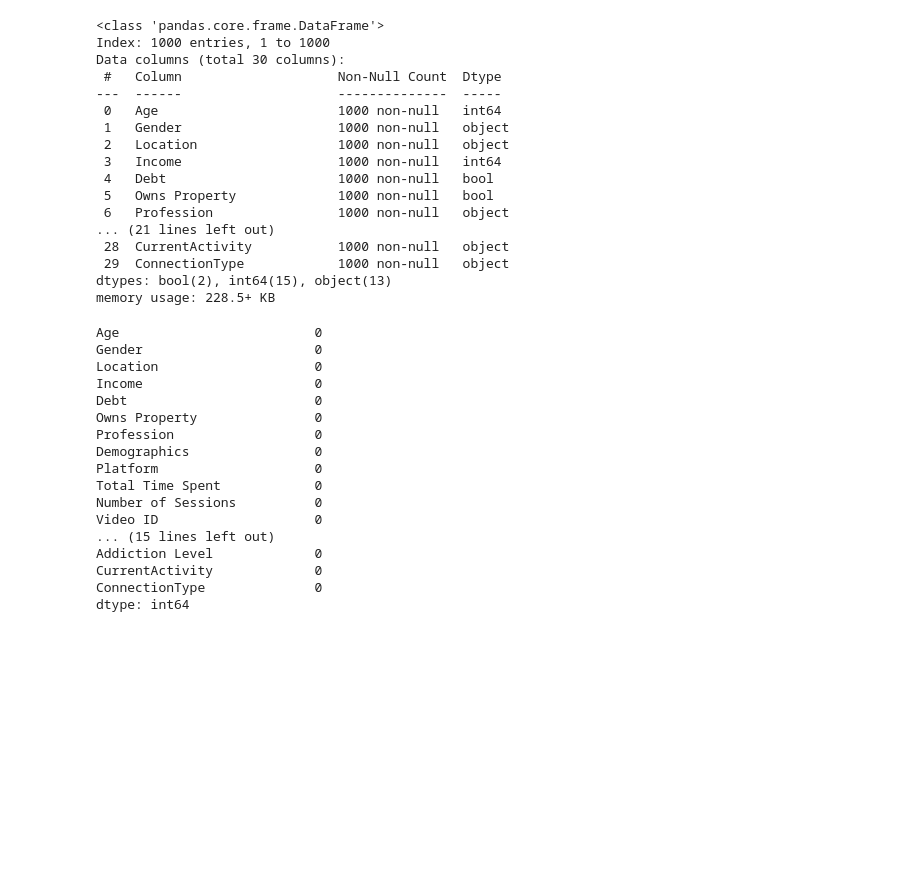
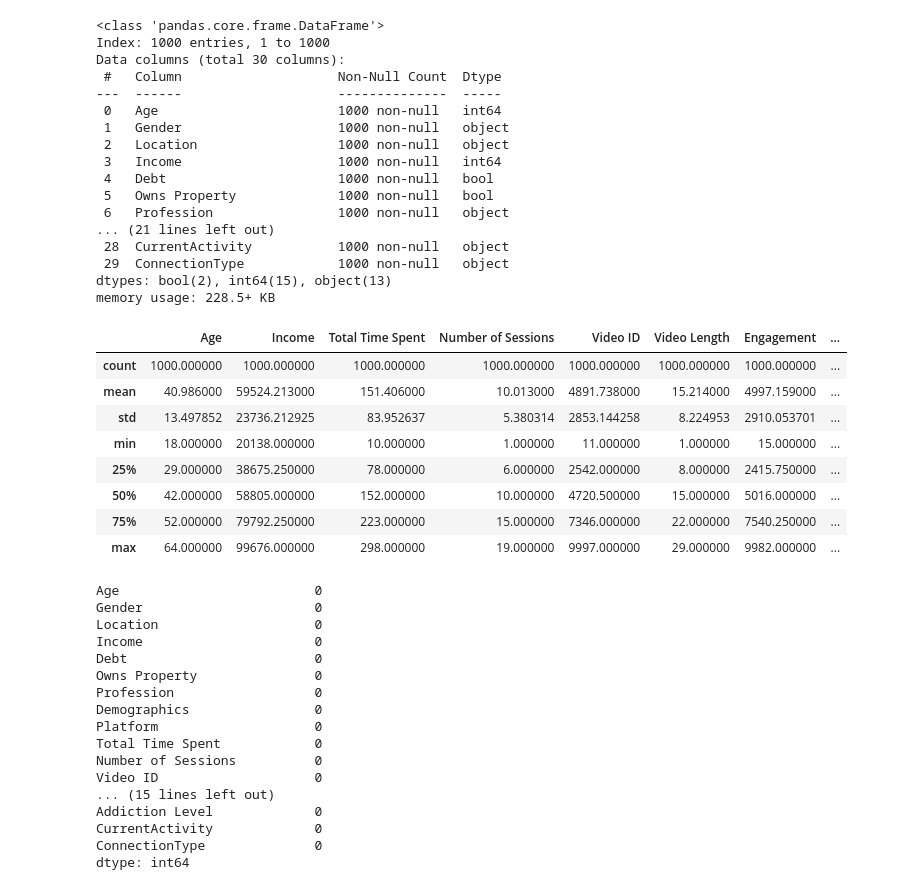
Before and after one commit to khelifaYacine/Menace-des-r-seaux-sociaux-, a Jupyter notebook: EDA_Temps_perdu_reseaux_sociaux.ipynb, the cells around one changed output. Drawn from its saved outputs; the diff is of its cells as text; code cells hidden in the pictures; blank space fills up the shorter version.

```diff
--- a/EDA_Temps_perdu_reseaux_sociaux.ipynb
+++ b/EDA_Temps_perdu_reseaux_sociaux.ipynb
@@ -45,6 +45,18 @@ Data columns (total 30 columns):
  29  ConnectionType            1000 non-null   object
 dtypes: bool(2), int64(15), object(13)
 memory usage: 228.5+ KB
+# %%
+df.describe()
+# %% [output]
+|  | Age | Income | Total Time Spent | Number of Sessions | Video ID | Video Length | Engagement | ... |
+| count | 1000.000000 | 1000.000000 | 1000.000000 | 1000.000000 | 1000.000000 | 1000.000000 | 1000.000000 | ... |
+| mean | 40.986000 | 59524.213000 | 151.406000 | 10.013000 | 4891.738000 | 15.214000 | 4997.159000 | ... |
+| std | 13.497852 | 23736.212925 | 83.952637 | 5.380314 | 2853.144258 | 8.224953 | 2910.053701 | ... |
+| min | 18.000000 | 20138.000000 | 10.000000 | 1.000000 | 11.000000 | 1.000000 | 15.000000 | ... |
+| 25% | 29.000000 | 38675.250000 | 78.000000 | 6.000000 | 2542.000000 | 8.000000 | 2415.750000 | ... |
+| 50% | 42.000000 | 58805.000000 | 152.000000 | 10.000000 | 4720.500000 | 15.000000 | 5016.000000 | ... |
+| 75% | 52.000000 | 79792.250000 | 223.000000 | 15.000000 | 7346.000000 | 22.000000 | 7540.250000 | ... |
+| max | 64.000000 | 99676.000000 | 298.000000 | 19.000000 | 9997.000000 | 29.000000 | 9982.000000 | ... |
 # %%
 # information sur les valeurs manquantes :
 df.isna().sum() #aucune valeurs manquantes !
```
Also changed, not shown: parts of 5 cells of this notebook.
